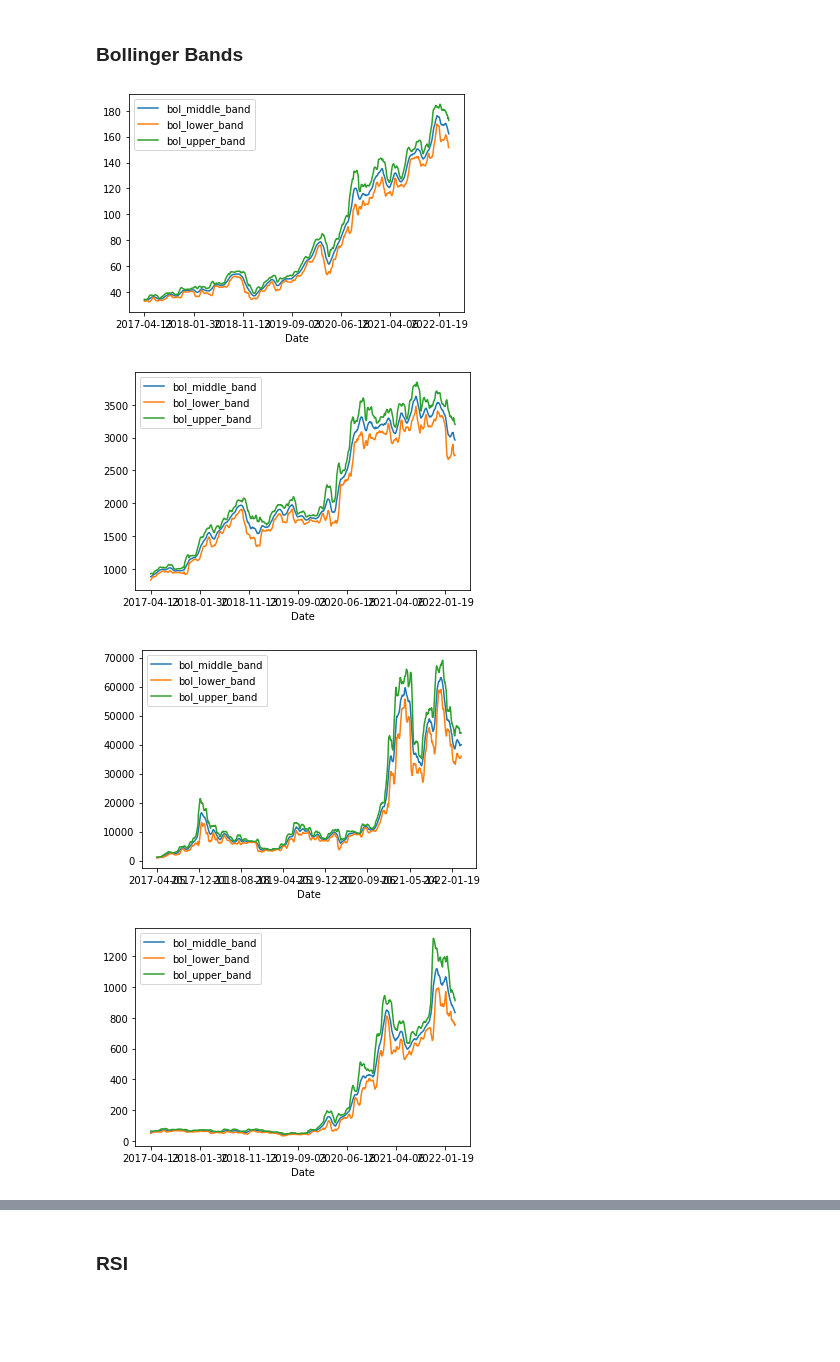
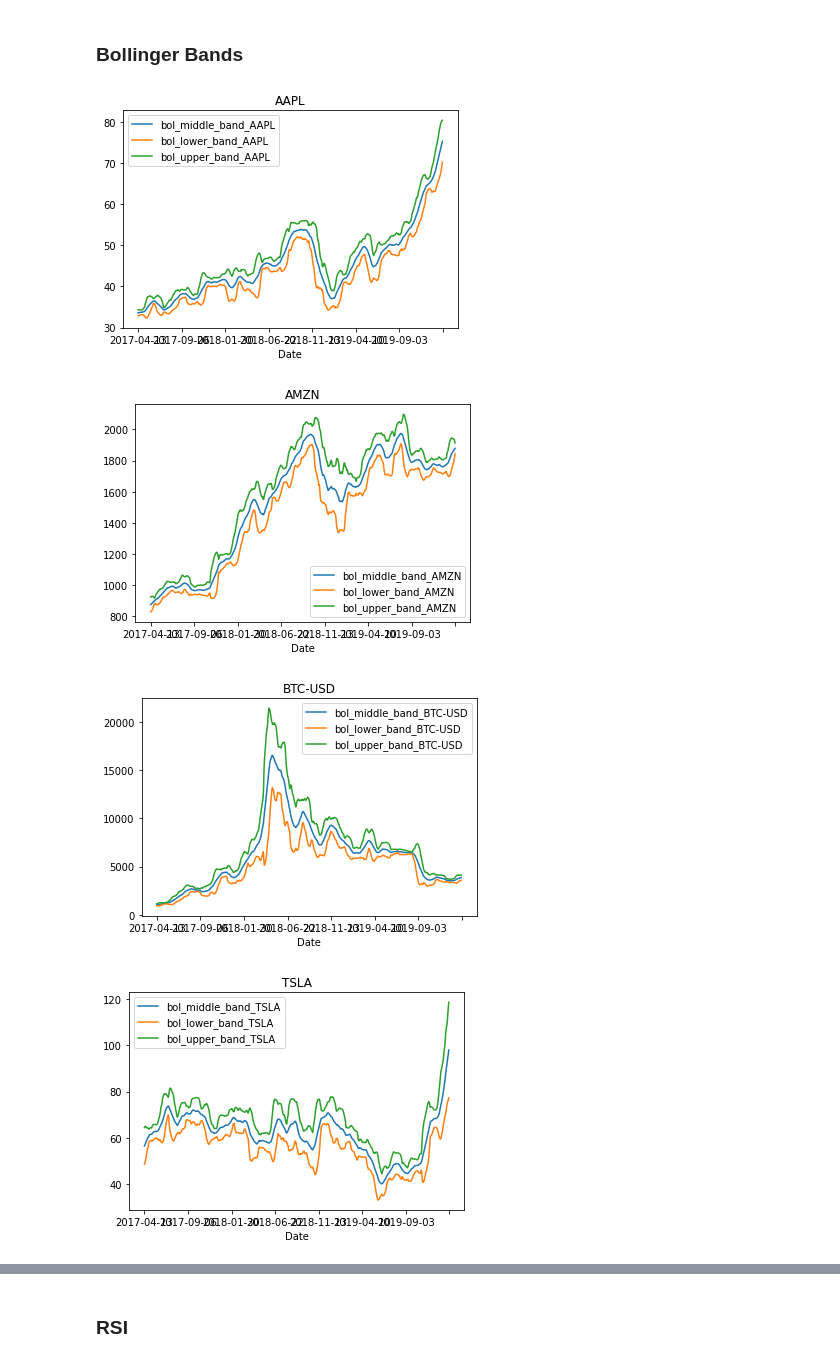
Before and after one commit to chany-ahn/Directed-Reading-McGill, a Jupyter notebook: Model.ipynb, the cells around one changed output, grey strips where cells are left out. Drawn from its saved outputs; the diff is of its cells as text; code cells hidden in the pictures; blank space fills up the shorter version.

Commit message:
better data processing added

```diff
--- a/Model.ipynb
+++ b/Model.ipynb
@@ -62,3 +75,0 @@ data
-# %%
-cols = list(aapl_data.columns)
-cols
@@ -83,6 +75,0 @@ cols
-# %%
-new_cols = ['Date','Close','bol_middle_band', 'bol_upper_band','bol_lower_band','rsi','ema10','momemntum','rate of change']
-for i in range(len(data)):
-  data[i] = data[i][new_cols]
-  data[i] = data[i].iloc[19:,:] # this removes the rows based on max amount of NA's in a column (hard coded, will generalize this later)
-data
@@ -106,0 +76,10 @@ data
+# %%
+data_processed = []
+# Remove this later if you can figure out why it's happening
+for df,ticker in zip(data,tickers):
+  cols = list(df)
+  new_cols = {col : col + "_" + ticker for col in cols}
+  df.rename(columns=new_cols, inplace=True)
+  data_processed.append(df)
+
+data_processed
@@ -106,0 +104,9 @@ data
+# %%
+# join the data into one dataframe by the latest starting date
+df = pd.concat(data_processed, axis=1, join='inner')
+df = df.dropna()
+date = df['Date_AAPL']
+df = df[df.columns.drop(list(df.filter(regex='Date')))]
+df = pd.concat([date,df], axis=1)
+df = df.rename(columns={'Date_AAPL':'Date'})
+df.head()
@@ -109,10 +123,10 @@ data
 # %% [markdown]
 ### Bollinger Bands
 # %%
-for ticker in data:
-  ticker[['Date','bol_middle_band','bol_lower_band', 'bol_upper_band']].plot(kind='line', x='Date')
+for ticker in tickers:
+  df[['Date','bol_middle_band_'+ticker,'bol_lower_band_'+ticker, 'bol_upper_band_'+ticker]].plot(kind='line', x='Date', title=ticker)
 # %% [output]
-[figure, old version]
+[figure, new version]
-[figure, old version]
+[figure, new version]
-[figure, old version]
+[figure, new version]
-[figure, old version]
+[figure, new version]
```
Also changed, not shown: parts of 16 cells of this notebook.
